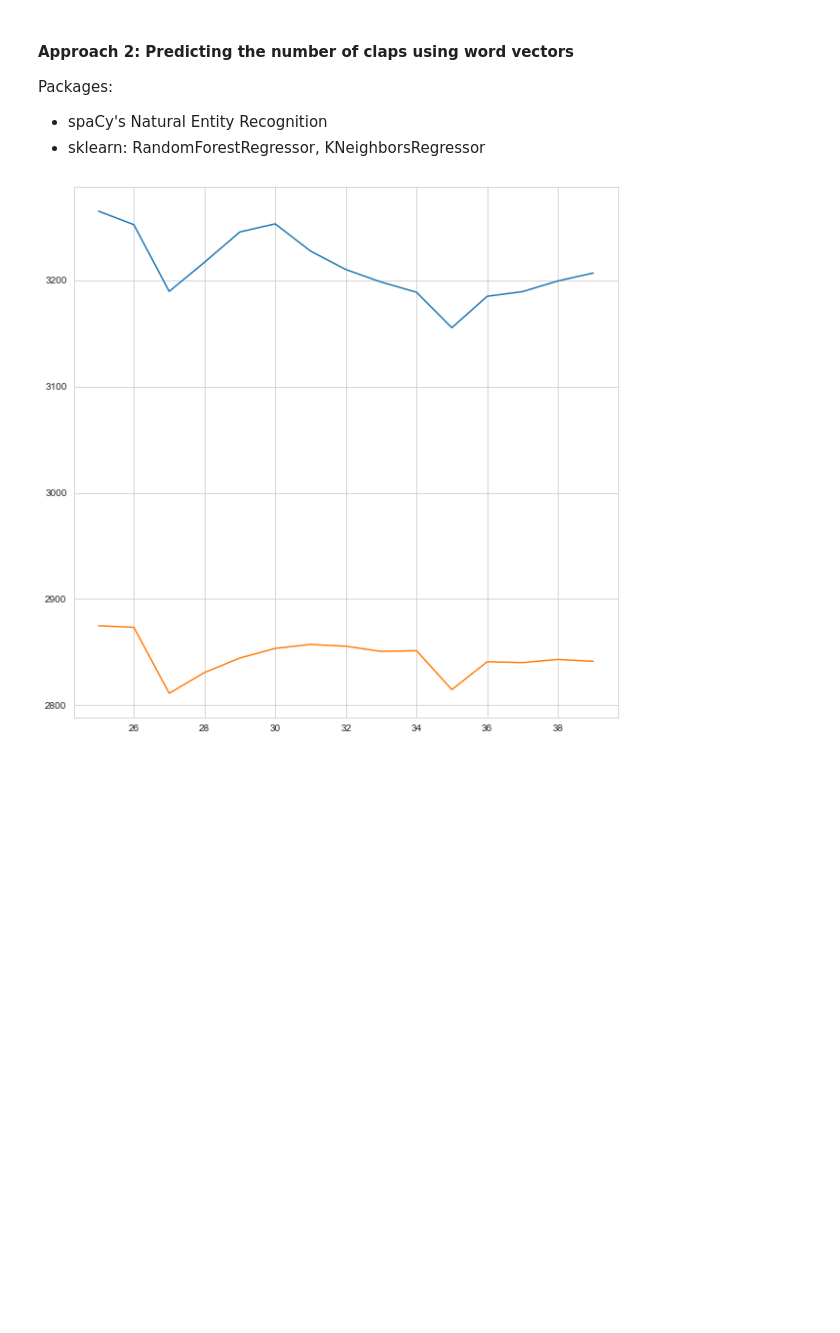
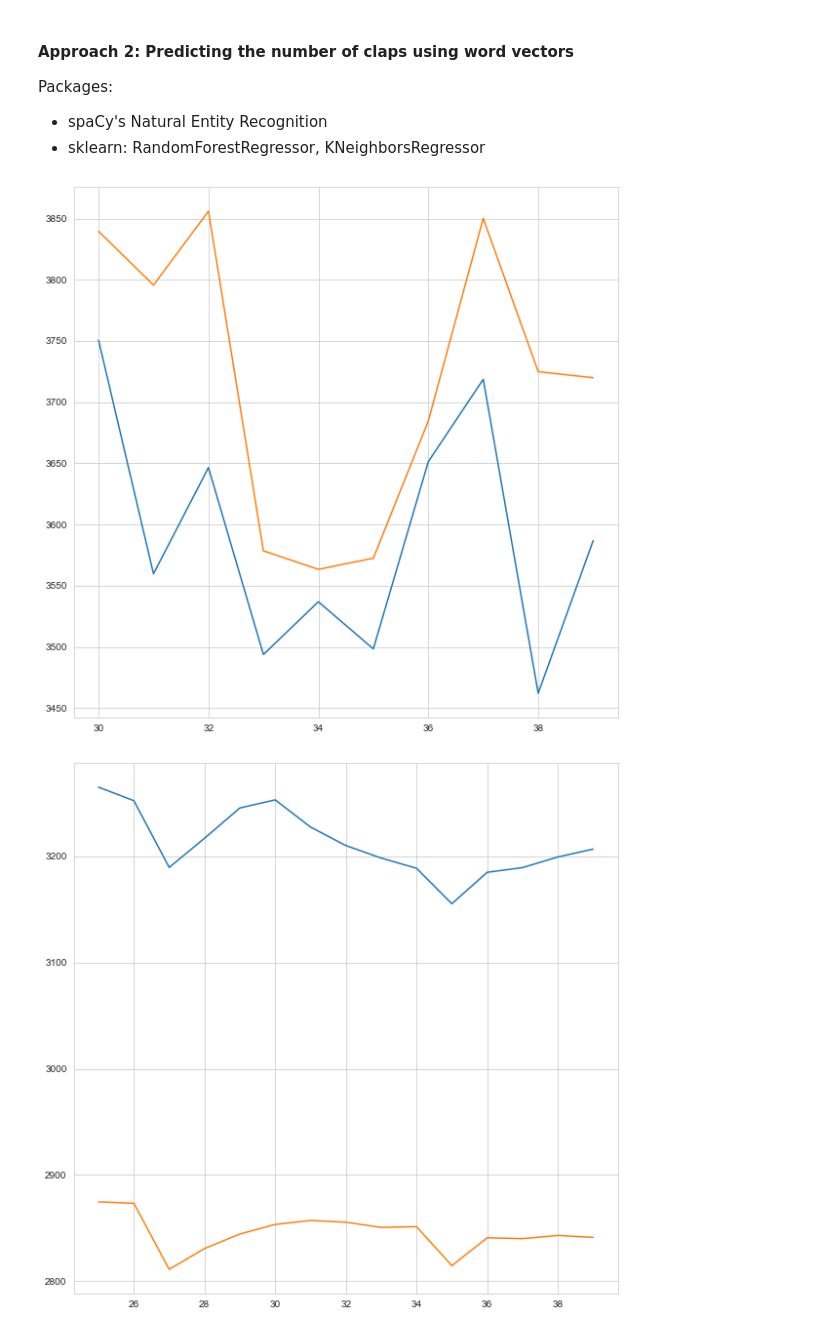
Before and after one commit to dudikbender/article-popularity-nlp, a Jupyter notebook: exploration/analysis_of_content_and_predicting_claps/analysis.ipynb, the cells around one changed output. Drawn from its saved outputs; the diff is of its cells as text; code cells hidden in the pictures; blank space fills up the shorter version.

```diff
--- a/exploration/analysis_of_content_and_predicting_claps/analysis.ipynb
+++ b/exploration/analysis_of_content_and_predicting_claps/analysis.ipynb
@@ -282,6 +255,31 @@ Loading BokehJS ...
 Packages:
 - spaCy's Natural Entity Recognition
 - sklearn: RandomForestRegressor, KNeighborsRegressor
+# %%
+# Applying the same prediction algorith (RandomForestRegressor) using vectors from titles to predict claps
+
+# Establish a range of estimators to test
+estimators_range = range(30, 40)
+
+list_of_rmse = []
+list_of_mae = []
+for estimator in estimators_range:
+    model = RandomForestRegressor(n_estimators=estimator)
+    root_mse = modeller.sklearn_prediction_with_vectors(model_select=model)[0]
+    mae = modeller.sklearn_prediction_with_vectors(model_select=model)[0]
+    list_of_rmse.append(root_mse)
+    list_of_mae.append(mae)
+
+plot_data = pd.DataFrame({'estimators':estimators_range,
+                        'root_MSE':list_of_rmse,
+                         'MAE':list_of_mae})
+
+plt.figure(figsize=(10,10))
+plt.plot(plot_data.estimators, plot_data.root_MSE)
+plt.plot(plot_data.estimators, plot_data.MAE)
+plt.show()
+# %% [output]
+[figure, added]
 # %%
 # Next, using K-Nearest Neighbors with titles to predict claps
 
```
Also changed, not shown: parts of 10 cells of this notebook, 2 other files.
